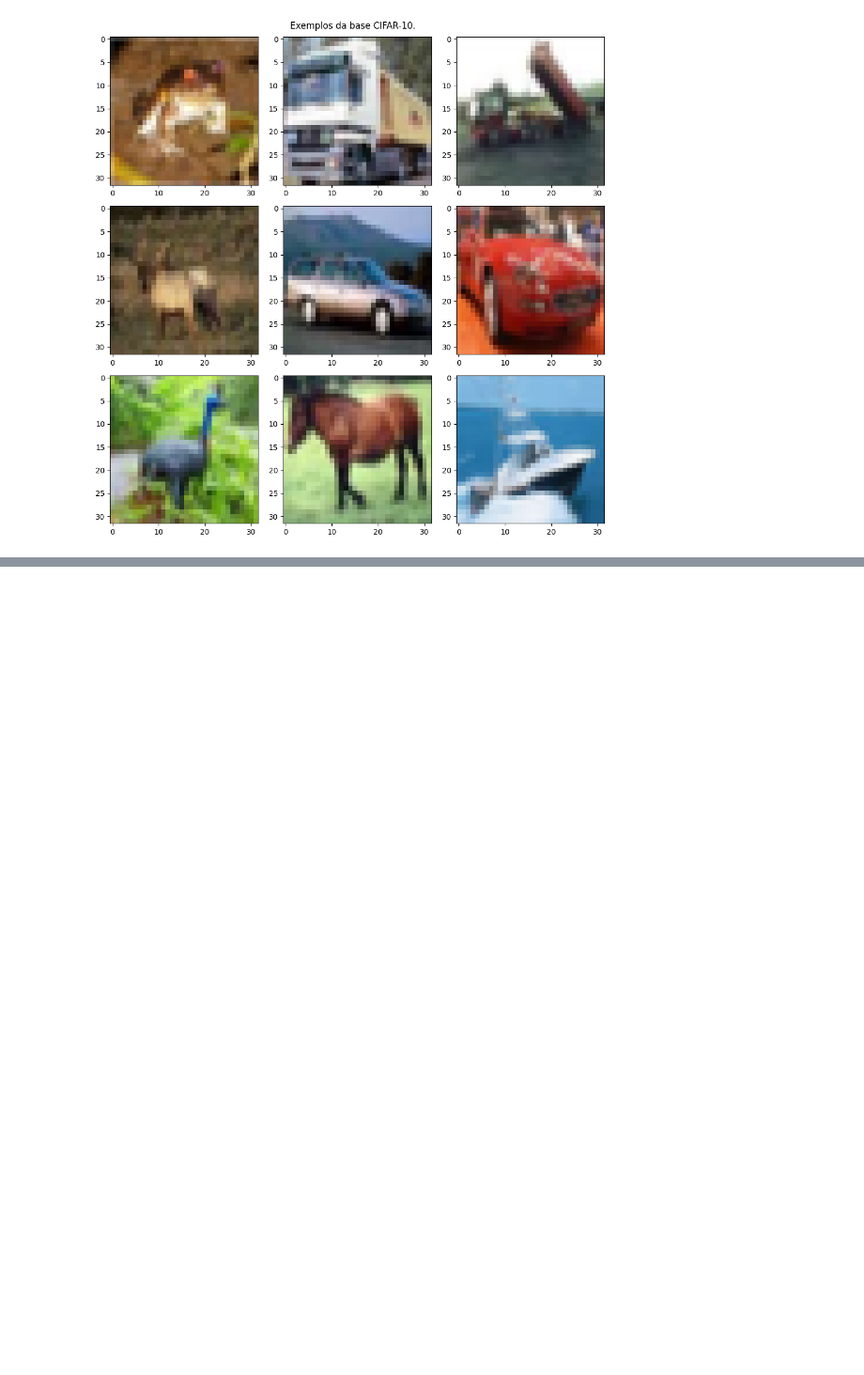
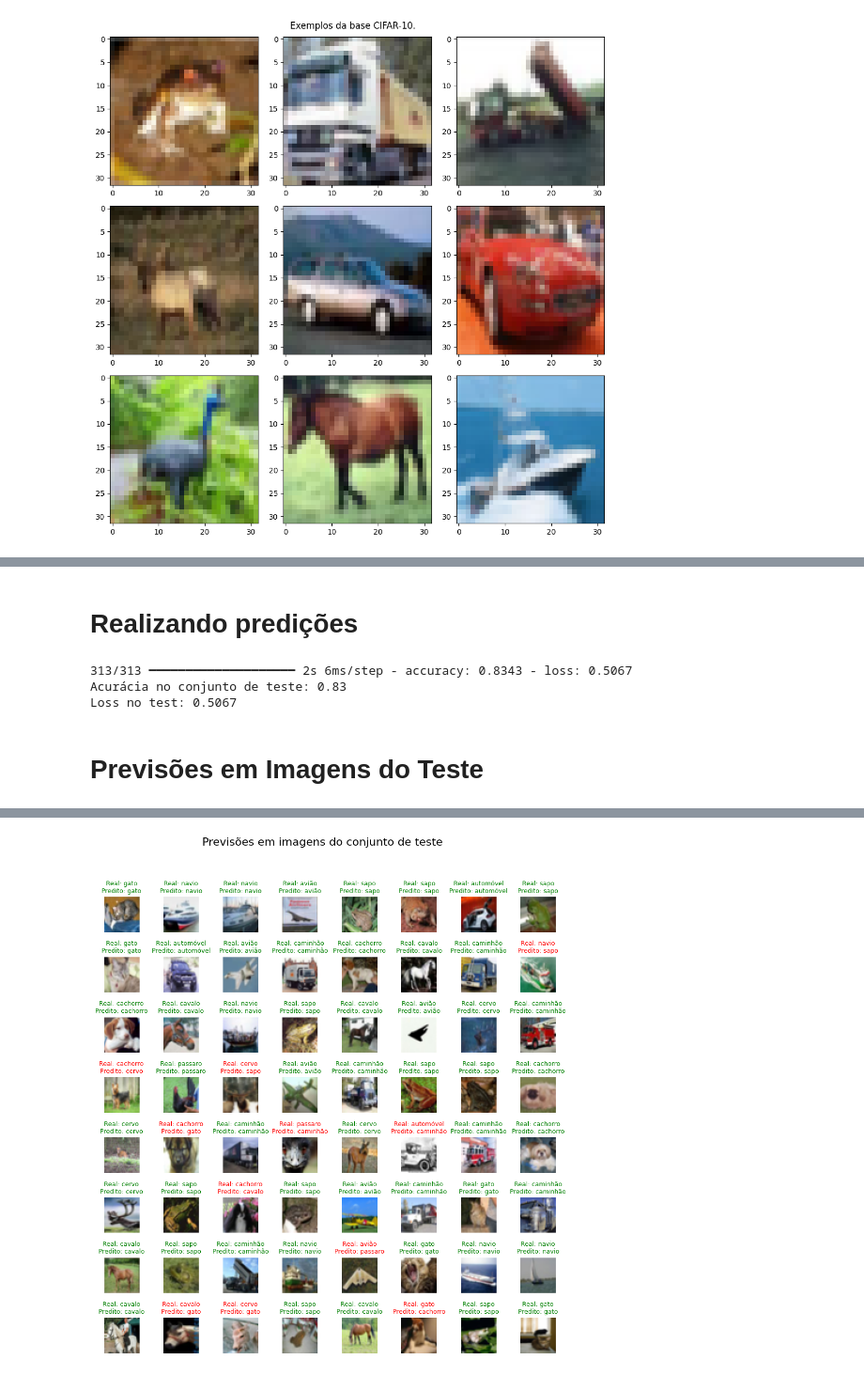
Before and after one commit to GustavoD15/machine-learning-exs, a Jupyter notebook: deep_learning/notebooks/classificacao_imagens_pynb.ipynb, the cells around one changed output, grey strips where cells are left out. Shown at 94% size. Cells and saved outputs as stored; diff of their text form; code cells hidden in the pictures; blank space fills up the shorter version.

```diff
--- a/deep_learning/notebooks/classificacao_imagens_pynb.ipynb
+++ b/deep_learning/notebooks/classificacao_imagens_pynb.ipynb
@@ -30,7 +30,7 @@ X_test = X_test.astype("float32") / 255.0
 y_train = y_train.flatten()
 y_test = y_test.flatten()
 
-class_names = ["avião","automóvel","passário","gato","cervo","cachorro","sapo","cavalo","navio","caminhão"]
+class_names = ["avião","automóvel","passaro","gato","cervo","cachorro","sapo","cavalo","navio","caminhão"]
 
 print(f"Formato de X_train: {X_train.shape}")
 print(f"Formato de y_train: {y_train.shape}")
@@ -114,7 +131,0 @@ Treinar a rede
-# %%
-history = model.fit(
-    X_train,
-    y_train,
-    epochs = 10,
-    batch_size = 64,
-    validation_split = 0.2)
@@ -123,0 +195,44 @@ Epoch 1/10
+# %% [markdown]
+# Realizando predições
+# %%
+test_loss, test_acc = model.evaluate(X_test,y_test)
+print(f"Acurácia no conjunto de teste: {test_acc:.2f}")
+print(f"Loss no test: {test_loss:.4f}")
+# %% [output]
+313/313 ━━━━━━━━━━━━━━━━━━━━ 2s 6ms/step - accuracy: 0.8343 - loss: 0.5067
+Acurácia no conjunto de teste: 0.83
+Loss no test: 0.5067
+# %% [markdown]
+# Previsões em Imagens do Teste
+# %%
+pred_probs = model.predict(X_test[:64])
+pred_labels = np.argmax(pred_probs, axis=1)
+
+plt.figure(figsize=(12, 12))
+
+for i in range(64):
+
+    plt.subplot(8, 8, i + 1)
+    plt.imshow(X_test[i])
+    real = class_names[y_test[i]]
+    pred = class_names[pred_labels[i]]
+    # Verde quando acertar, vermelho quando errar
+    title_color = "green" if real == pred else "red"
+    plt.title(
+        f"Real: {real}\nPredito: {pred}",
+        color=title_color,
+        fontsize=9
+    )
+
+    plt.axis("off")
+
+# Espaço entre as imagens
+plt.subplots_adjust(
+    wspace=0.4,
+    hspace=0.7
+)
+
+plt.suptitle("Previsões em imagens do conjunto de teste", fontsize=16)
+
+plt.show()
+# %% [output]
@@ -123,0 +240 @@ Epoch 1/10
+[figure, added]
```
Also changed, not shown: parts of 10 cells of this notebook.
